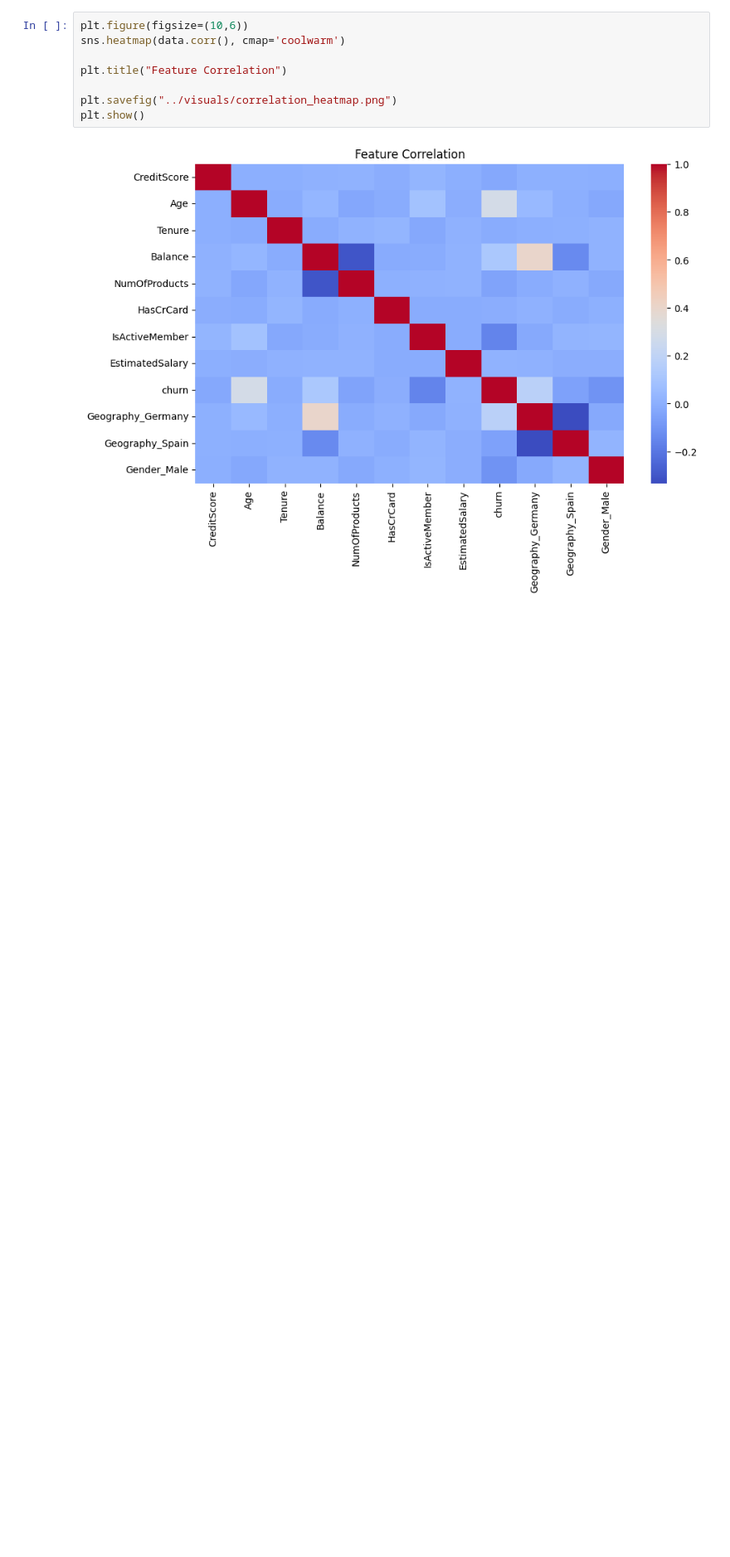
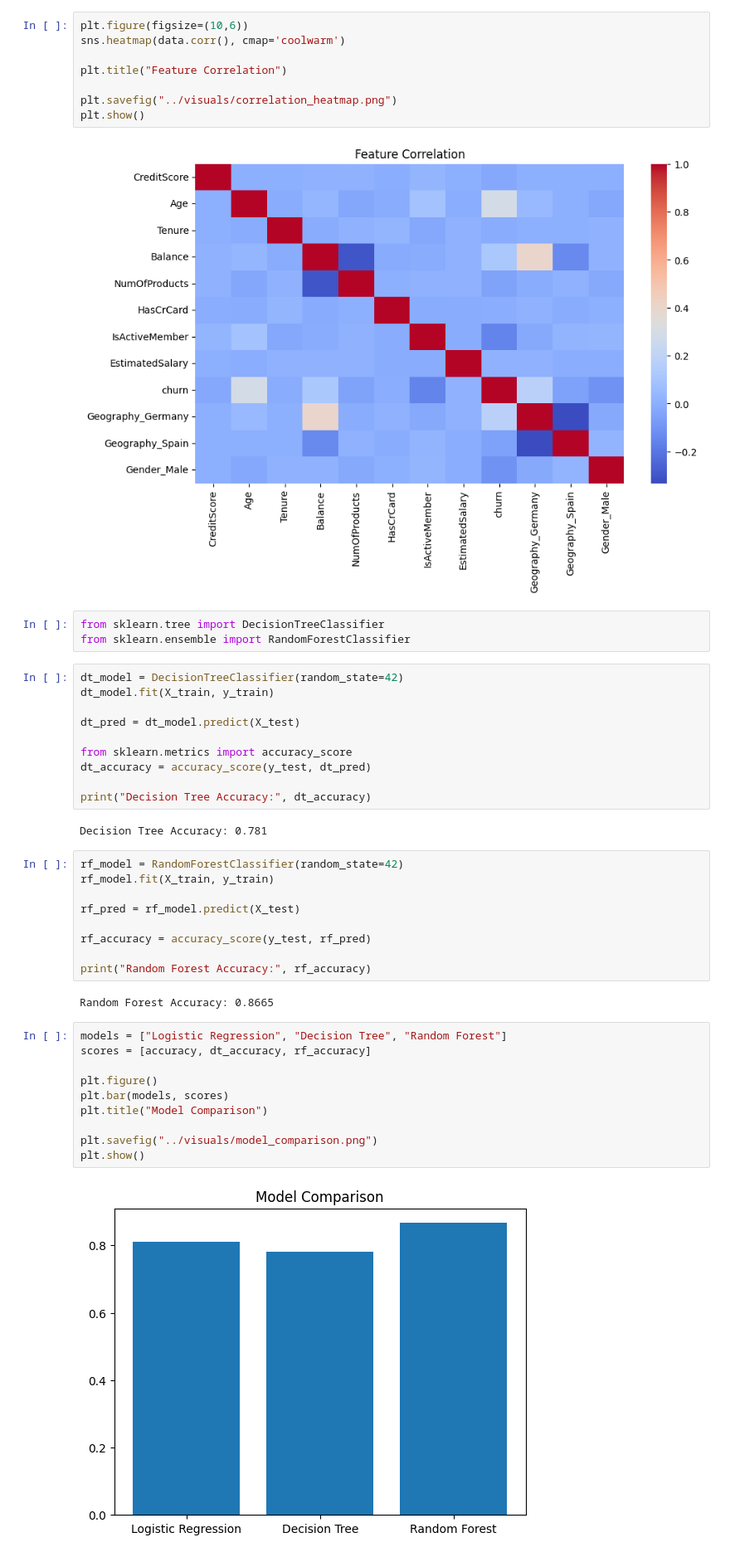
Before and after one commit to Yaswanth-23/customer-churn-prediction, a Jupyter notebook: notebooks/churn_analysis.ipynb, the cells around one changed output. Shown at 83% size. Drawn from its saved outputs; the diff is of its cells as text; blank space fills up the shorter version.

Commit message:
Added model comparison and final ML models

```diff
--- a/notebooks/churn_analysis.ipynb
+++ b/notebooks/churn_analysis.ipynb
@@ -111,3 +111,41 @@ plt.savefig("../visuals/correlation_heatmap.png")
 plt.show()
 # %% [output]
 [figure]
+# %%
+from sklearn.tree import DecisionTreeClassifier
+from sklearn.ensemble import RandomForestClassifier
+# %%
+dt_model = DecisionTreeClassifier(random_state=42)
+dt_model.fit(X_train, y_train)
+
+dt_pred = dt_model.predict(X_test)
+
+from sklearn.metrics import accuracy_score
+dt_accuracy = accuracy_score(y_test, dt_pred)
+
+print("Decision Tree Accuracy:", dt_accuracy)
+# %% [output]
+Decision Tree Accuracy: 0.781
+# %%
+rf_model = RandomForestClassifier(random_state=42)
+rf_model.fit(X_train, y_train)
+
+rf_pred = rf_model.predict(X_test)
+
+rf_accuracy = accuracy_score(y_test, rf_pred)
+
+print("Random Forest Accuracy:", rf_accuracy)
+# %% [output]
+Random Forest Accuracy: 0.8665
+# %%
+models = ["Logistic Regression", "Decision Tree", "Random Forest"]
+scores = [accuracy, dt_accuracy, rf_accuracy]
+
+plt.figure()
+plt.bar(models, scores)
+plt.title("Model Comparison")
+
+plt.savefig("../visuals/model_comparison.png")
+plt.show()
+# %% [output]
+[figure, added]
```
Also changed, not shown: parts of 1 cell of this notebook, 1 other file.
